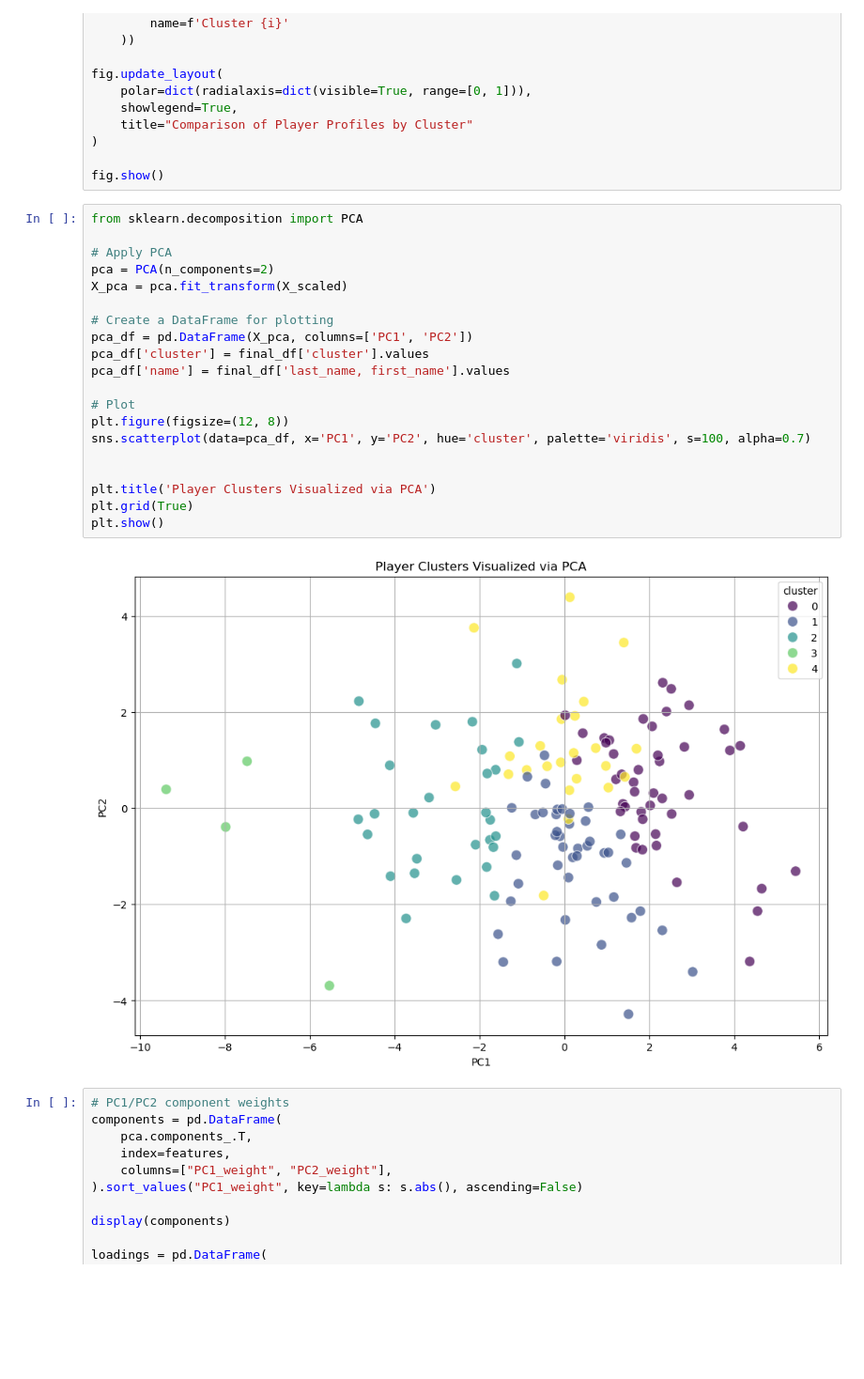
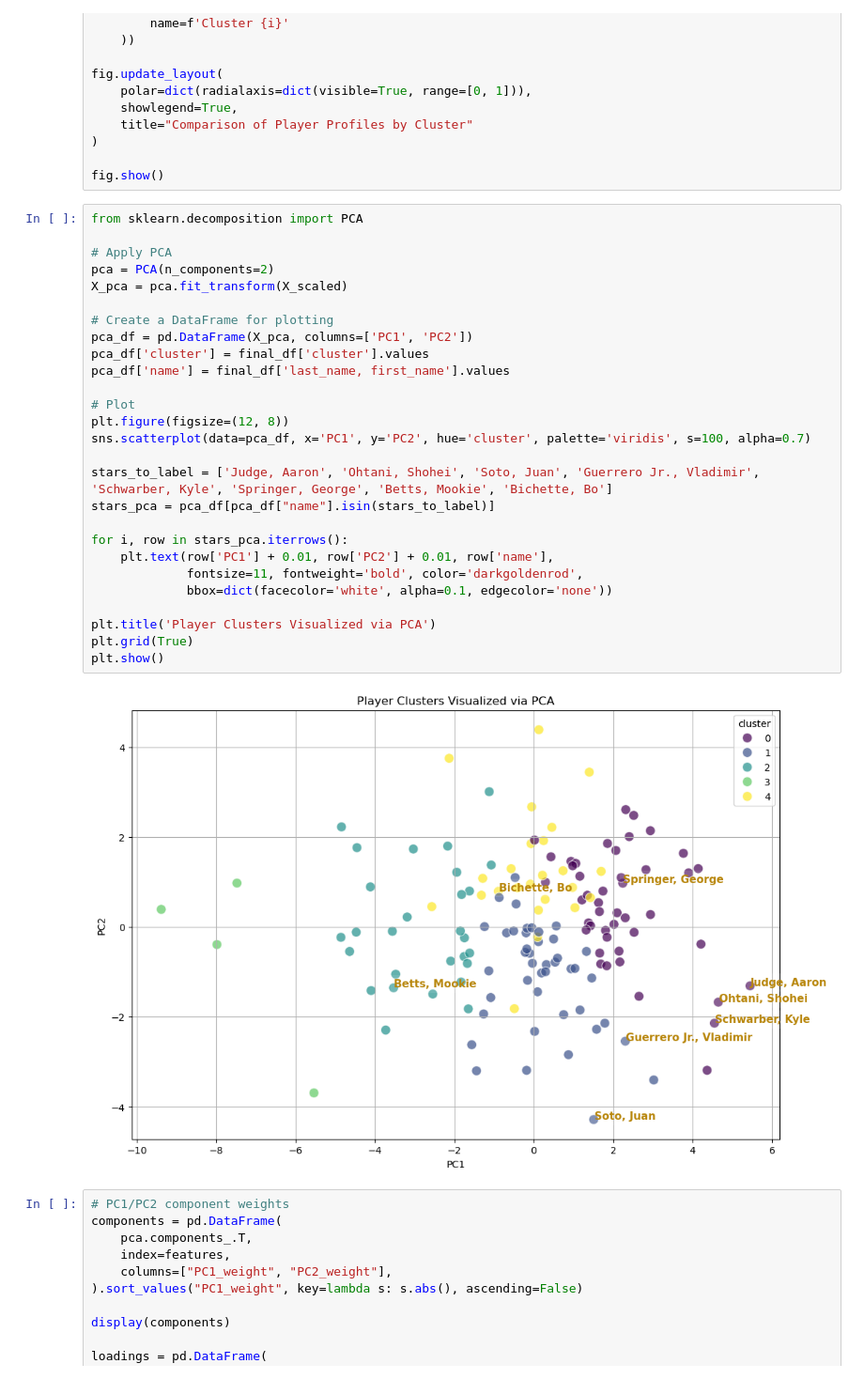
Before and after one commit to Gilbert-Wuu/2025-MLB-Swing-Decision-Analysis, a Jupyter notebook: swing_analysis.ipynb, the cells around one changed output. Shown at 94% size. Saved outputs shown, nothing was run; the diff lists cells and outputs as text; blank space fills up the shorter version.

```diff
--- a/swing_analysis.ipynb
+++ b/swing_analysis.ipynb
@@ -259,25 +259,32 @@ fig.show()
 # %%
 from sklearn.decomposition import PCA
 
 # Apply PCA
 pca = PCA(n_components=2)
 X_pca = pca.fit_transform(X_scaled)
 
 # Create a DataFrame for plotting
 pca_df = pd.DataFrame(X_pca, columns=['PC1', 'PC2'])
 pca_df['cluster'] = final_df['cluster'].values
 pca_df['name'] = final_df['last_name, first_name'].values
 
 # Plot
 plt.figure(figsize=(12, 8))
 sns.scatterplot(data=pca_df, x='PC1', y='PC2', hue='cluster', palette='viridis', s=100, alpha=0.7)
 
+stars_to_label = ['Judge, Aaron', 'Ohtani, Shohei', 'Soto, Juan', 'Guerrero Jr., Vladimir', 'Schwarber, Kyle', 'Springer, George', 'Betts, Mookie', 'Bichette, Bo']
+stars_pca = pca_df[pca_df["name"].isin(stars_to_label)]
+
+for i, row in stars_pca.iterrows():
+    plt.text(row['PC1'] + 0.01, row['PC2'] + 0.01, row['name'],
+             fontsize=11, fontweight='bold', color='darkgoldenrod',
+             bbox=dict(facecolor='white', alpha=0.1, edgecolor='none'))
 
 plt.title('Player Clusters Visualized via PCA')
 plt.grid(True)
 plt.show()
 # %% [output]
-[figure, old version]
+[figure, new version]
 # %%
 # PC1/PC2 component weights
 components = pd.DataFrame(
```
Also changed, not shown: parts of 8 cells of this notebook.
